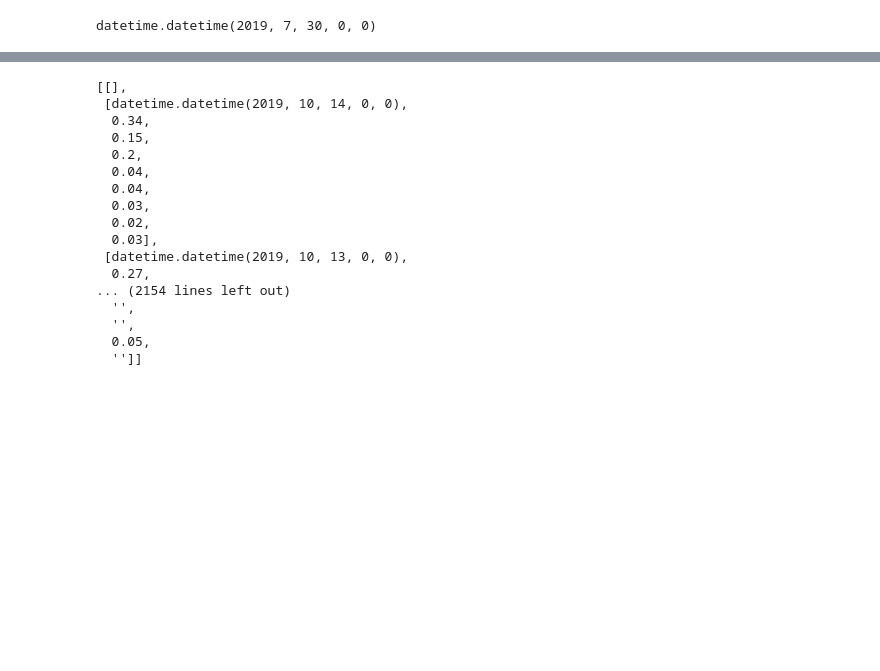
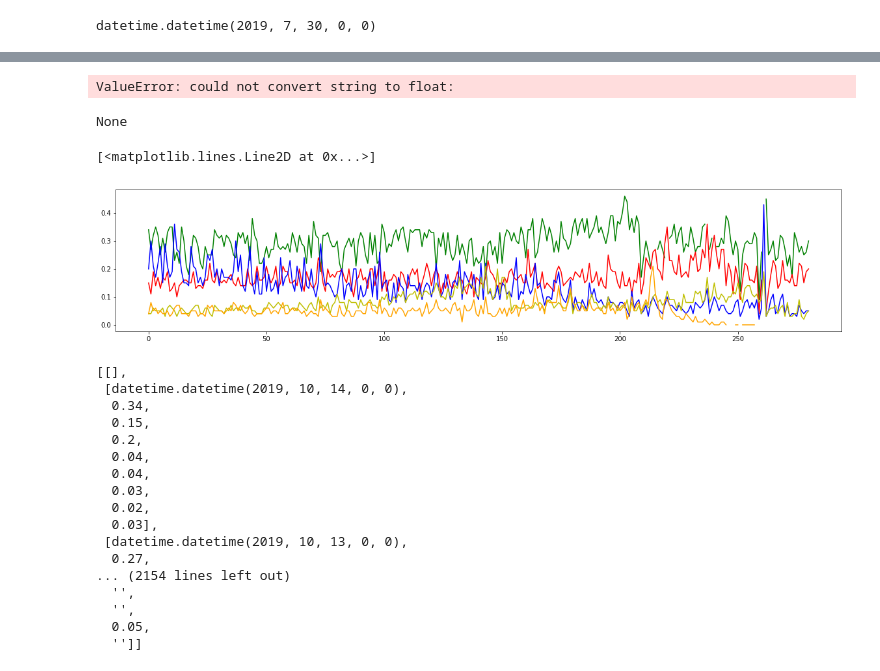
Before and after one commit to ablinn91/project2, a Jupyter notebook: Political Data_adam.ipynb, the cells around one changed output, grey strips where cells are left out. Drawn from its saved outputs; the diff is of its cells as text; code cells hidden in the pictures; blank space fills up the shorter version.

```diff
--- a/Political Data_adam.ipynb
+++ b/Political Data_adam.ipynb
@@ -137,0 +126,16 @@ for tr in table_rows:
+# %%
+for n, i in enumerate(Biden):
+    if i == '':
+        Biden[n] = None
+for n, i in enumerate(Warren):
+    if i == '':
+        Warren[n] = None
+for n, i in enumerate(Sanders):
+    if i == '':
+        Sanders[n] = None
+for n, i in enumerate(Harris):
+    if i == '':
+        Harris[n] = None
+for n, i in enumerate(Buttigieg):
+    if i == '':
+        Buttigieg[n] = None
@@ -138,3 +153,22 @@ for tr in table_rows:
+# %%
+[float(i) for i in Biden]
+# %% [output]
+ValueError: could not convert string to float:
+# %%
+print(Sanders1)
+# %% [output]
+None
+# %%
+#make graphs.
+fig= plt.figure(figsize=(20,4))
+plt.plot(Biden, color ='g')
+plt.plot(Warren, color = 'r')
+plt.plot(Sanders, color = 'b')
+plt.plot(Harris, color = 'y')
+plt.plot(Buttigieg, color = 'orange')
+# %% [output]
+[<matplotlib.lines.Line2D at 0x...>]
+[figure, added]
 # %%
 results
 # %% [output]
```
Also changed, not shown: parts of 7 cells of this notebook.
